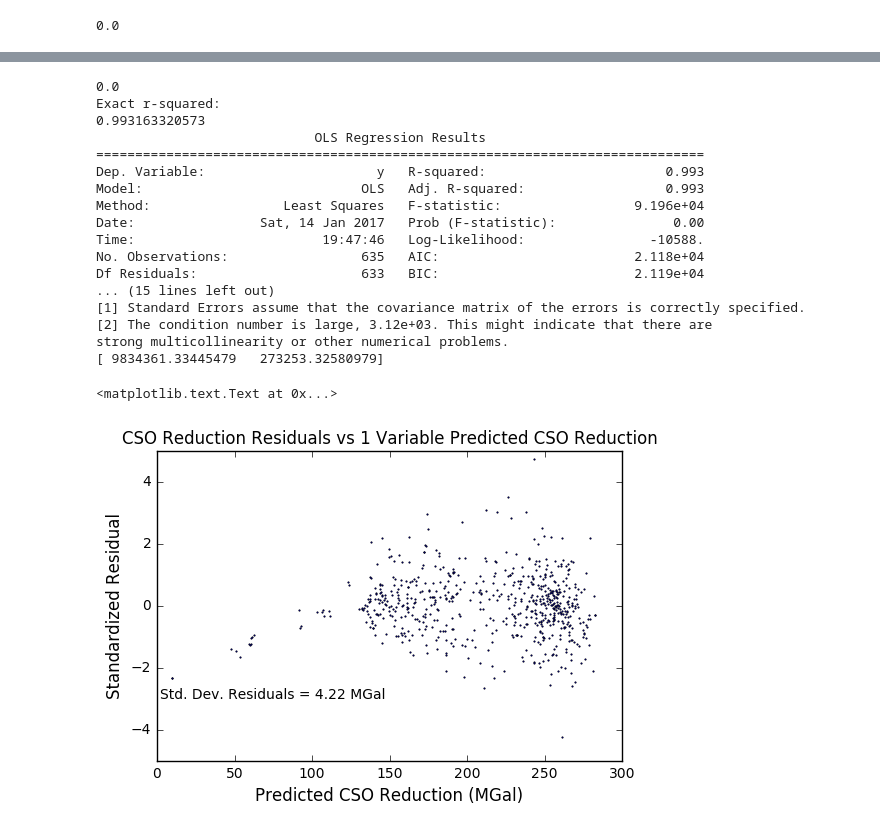
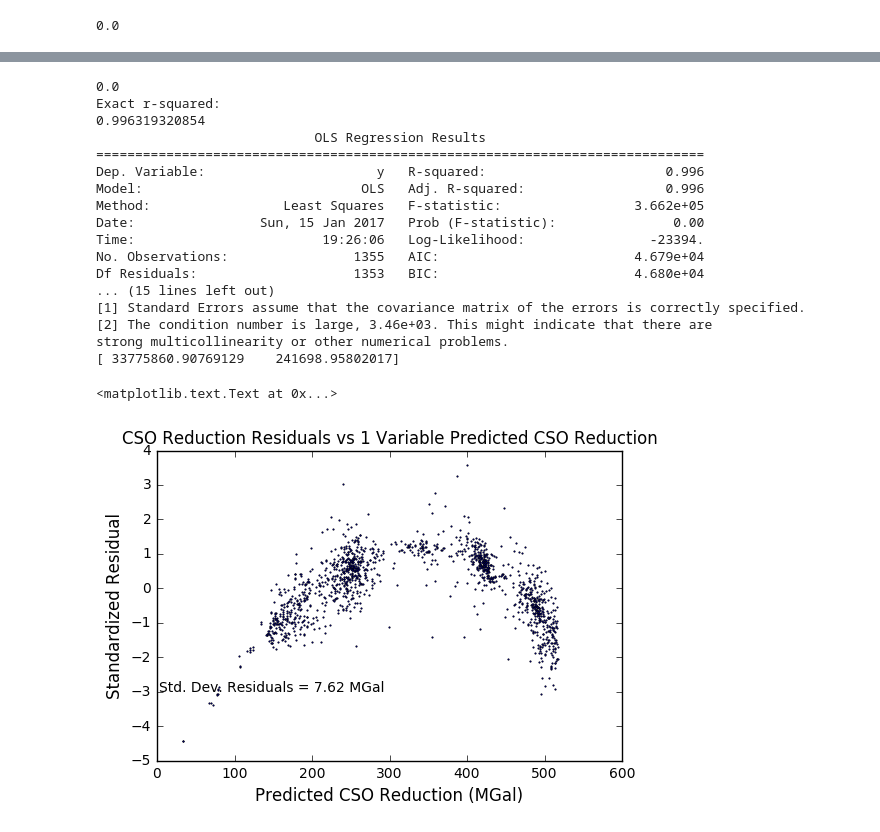
Before and after one commit to amcgarity/SWMMWise, a Jupyter notebook: multivariate_regression-AEM_RainBarrel_MorrisIT_WakefieldRG.ipynb, the cells around one changed output, grey strips where cells are left out. Drawn from its saved outputs; the diff is of its cells as text; code cells hidden in the pictures.

```diff
--- a/multivariate_regression-AEM_RainBarrel_MorrisIT_WakefieldRG.ipynb
+++ b/multivariate_regression-AEM_RainBarrel_MorrisIT_WakefieldRG.ipynb
@@ -66,3 +66,16 @@ noLidRunParamsList = noLidRun['runParamList']
 noLidPeak = 1948.45 cfs, noLidVolume = 1948.90 MGal
 noLid Runoff = 5987.73 acre-ft = 1951.11 MGal
 noLid csoVolumeMGal = 687.45 MGal
+# %%
+# Read data for all runs from the mongodb database
+from process_collection import *
+numSubcatch = 45
+numLID = 3
+numVariables = numSubcatch*numLID
+collectionName = 'y17m01d12_AEM_45_Subcat_RainBarrel_MorrisIT_WakefieldRG_1'
+results = volume_reduction_and_runoff_volume_vs_lid_number(collectionName, numVariables, db)
+originalVolReduction = results["volReductionList"]
+originalNumberOfRuns = len(originalVolReduction)
+originalLidNumbers = results['numLists']  # first index contains LID numbers for all runs for each variable
+originalLidTransposed = zip(*originalLidNumbers)  # now first index contains LID numbers for all variables for each run
+print "Number of Runs stored in Database = %d" % originalNumberOfRuns
@@ -95,0 +105,27 @@ Number of Runs stored in Database = 2038
+# %%
+# Filter out runs having more than 1600 rain barrel greened acres to avoid decreasing CSO reductions
+gaPerLidRainBarrel = 0.1
+maxRainBarrelGA = 1600.0
+lidTransposed = []
+volReduction = []
+csoReduction = []
+totVol = []
+csoVolume = []
+for run in range(0,originalNumberOfRuns):
+    lidList = originalLidTransposed[run]
+    gaTotalRainBarrelsThisRun = 0.0
+    # Rainbarrels are the first numSubcatch (45) LID in each run
+    for subcat in range(0,numSubcatch):
+        numberRainBarrels = lidList[subcat]
+        thisGreenedAcres = gaPerLidRainBarrel*numberRainBarrels
+        gaTotalRainBarrelsThisRun += thisGreenedAcres
+    if gaTotalRainBarrelsThisRun <= maxRainBarrelGA:
+        lidTransposed.append(lidList)
+        volReduction.append(originalVolReduction[run])
+        csoReduction.append(originalCsoReduction[run])
+        totVol.append(originalTotVol[run])
+        csoVolume.append(originalCsoVolume[run])
+volReductionMgal = [x / 1e6 for x in volReduction]
+csoReductionMgal = [x / 1e6 for x in csoReduction]
+numberOfRuns = len(volReduction)
+print "Filtered Number of Runs stored in Database = %d" % numberOfRuns
@@ -177,7 +214,7 @@ def regress(yList,xList):
     return results
 
 
-upperGreenedAcreLimit = 1000.0  # Upper limit on greened acres for the regresions below
+upperGreenedAcreLimit = 2000.0  # Upper limit on greened acres for the regresions below
 limitedGreenedAcres = []
 limitedCsoReduction = []
 for run in range(0,numberOfRuns):
@@ -193,44 +230,44 @@ print csoReductionVsTotalGreenedAcresStats.params
 
 # Generate Residuals Plot for LIMITED GA CSO reductions for each run vs total greened acres (combining LIDs) for each run
 # LIMIT runs to those with GA less than an upper limit to avoid upper nonlinear range
 
 X = sm.add_constant(limitedGreenedAcres)
 yPredicted = np.dot(X,csoReductionVsTotalGreenedAcresStats.params)
 residuals = limitedCsoReduction - yPredicted
 stdDevResiduals = np.std(residuals, ddof=1) #ddof=1 for SAMPLE std. dev.
 standardizedResiduals = [x / stdDevResiduals for x in residuals]
 
 yPredictedMGal = [x/1e6 for x in yPredicted]
 stdDevResidualsMGal = stdDevResiduals/1e6
 
 (fig, ax1) = plt.subplots()
 plt.title("CSO Reduction Residuals vs 1 Variable Predicted CSO Reduction")
 ax1.plot(yPredictedMGal,standardizedResiduals,'ko',color = 'b',markersize = 1)
 ax1.set_xlabel("Predicted CSO Reduction (MGal)",fontsize=12)
 #ax1.set_ylabel("Residual (MGal)",fontsize=12)
 ax1.set_ylabel("Standardized Residual",fontsize=12)
 stdDevText = "Std. Dev. Residuals = %0.2f MGal" % stdDevResidualsMGal
 ax1.text(2,-3,stdDevText)
 # %% [output]
 0.0
 Exact r-squared:
-0.993163320573
+0.996319320854
                             OLS Regression Results
 ==============================================================================
-Dep. Variable:                      y   R-squared:                       0.993
-Model:                            OLS   Adj. R-squared:                  0.993
-Method:                 Least Squares   F-statistic:                 9.196e+04
-Date:                Sat, 14 Jan 2017   Prob (F-statistic):               0.00
-Time:                        19:47:46   Log-Likelihood:                -10588.
-No. Observations:                 635   AIC:                         2.118e+04
-Df Residuals:                     633   BIC:                         2.119e+04
+Dep. Variable:                      y   R-squared:                       0.996
+Model:                            OLS   Adj. R-squared:                  0.996
+Method:                 Least Squares   F-statistic:                 3.662e+05
+Date:                Sun, 15 Jan 2017   Prob (F-statistic):               0.00
+Time:                        19:26:06   Log-Likelihood:                -23394.
+No. Observations:                1355   AIC:                         4.679e+04
+Df Residuals:                    1353   BIC:                         4.680e+04
 ... (15 lines left out)
 [1] Standard Errors assume that the covariance matrix of the errors is correctly specified.
-[2] The condition number is large, 3.12e+03. This might indicate that there are
+[2] The condition number is large, 3.46e+03. This might indicate that there are
 strong multicollinearity or other numerical problems.
-[ 9834361.33445479   273253.32580979]
+[ 33775860.90769129    241698.95802017]
 <matplotlib.text.Text at 0x...>
-[figure, old version]
+[figure, new version]
 # %%
 #THREE Variable Regression for LIMITED GA CSO reductions for each run vs greened acres BY LID for each run
 # LIMIT runs to those with GA less than an upper limit to avoid upper nonlinear range
```
Also changed, not shown: parts of 11 cells of this notebook, 6 other files.
